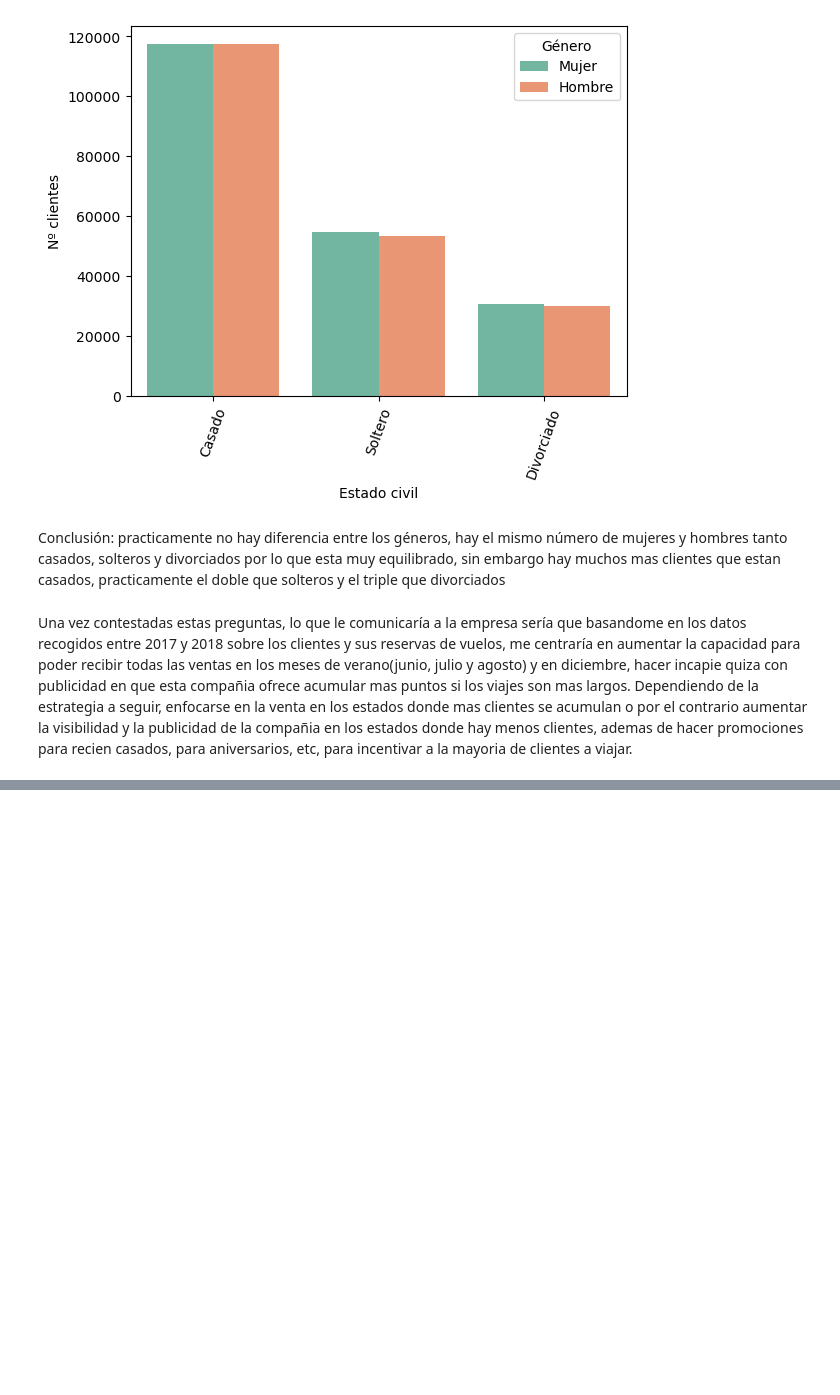
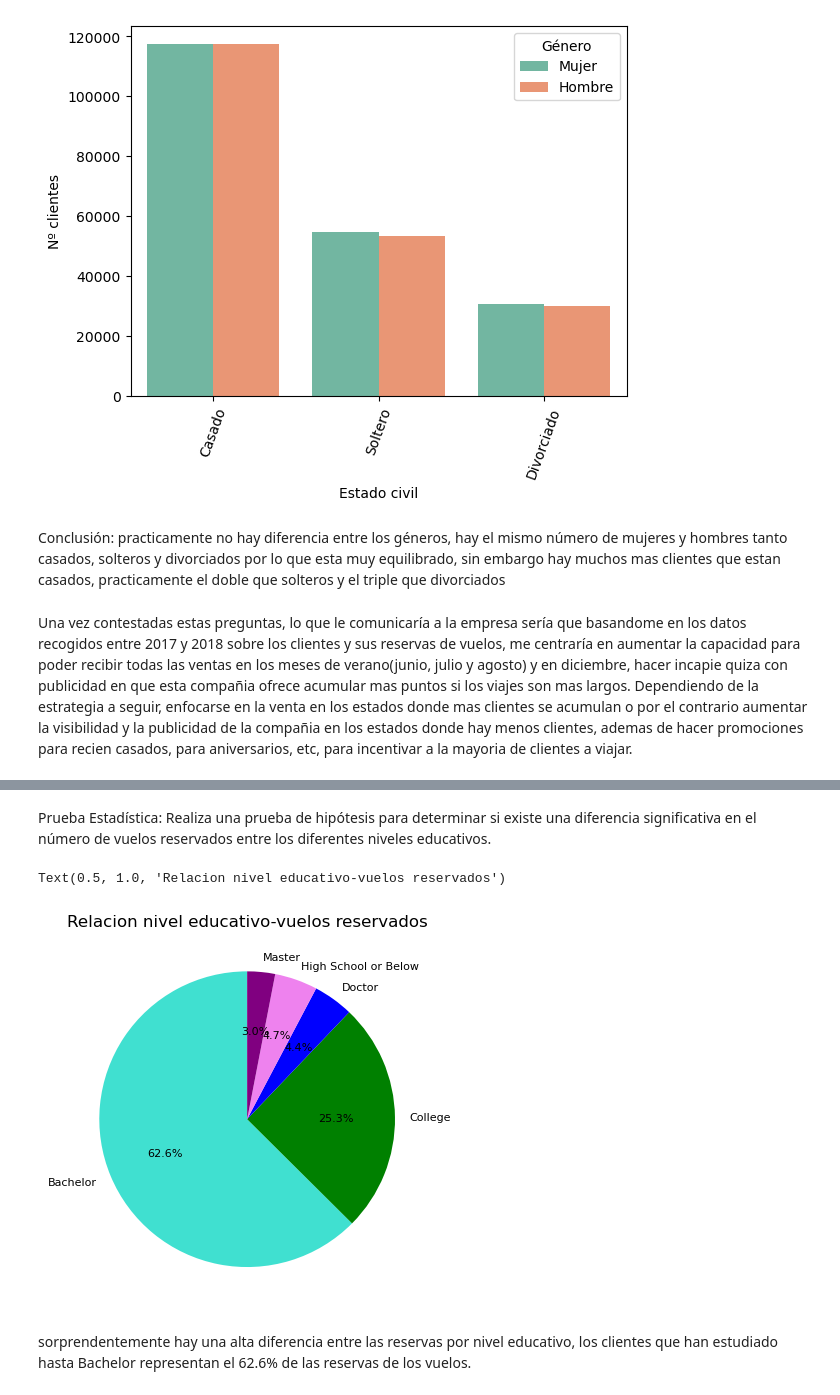
Before and after one commit to Adalab/bda-modulo-3-evaluacion-final-Miriam-pb, a Jupyter notebook: evaluación_mod_3.ipynb, the cells around one changed output, grey strips where cells are left out. Cells and saved outputs as stored; diff of their text form; code cells hidden in the pictures; blank space fills up the shorter version.

```diff
--- a/evaluación_mod_3.ipynb
+++ b/evaluación_mod_3.ipynb
@@ -446,0 +474,2 @@ Dependiendo de la estrategia a seguir, enfocarse en la venta en los estados dond
+# %%
+df_filtrado_education_booked = df_completo[['Flights Booked', 'Education']]
@@ -446,0 +492,19 @@ Dependiendo de la estrategia a seguir, enfocarse en la venta en los estados dond
+# %% [markdown]
+Prueba Estadística: Realiza una prueba de hipótesis para determinar si existe una diferencia
+significativa en el número de vuelos reservados entre los diferentes niveles educativos.
+# %%
+# veamos un grafico con los vuelos reservados por nivel educativo
+df_pie = df_filtrado_education_booked.groupby('Education')['Flights Booked'].count().reset_index()
+colores= ['turquoise','green','blue','violet','purple']
+plt.pie("Flights Booked", labels= "Education",
+        data = df_pie,
+        autopct=  '%1.1f%%',
+        colors = colores,
+        textprops={'fontsize': 8},
+        startangle=90);
+plt.title("Relacion nivel educativo-vuelos reservados")
+# %% [output]
+Text(0.5, 1.0, 'Relacion nivel educativo-vuelos reservados')
+[figure, added]
+# %% [markdown]
+sorprendentemente hay una alta diferencia entre las reservas por nivel educativo, los clientes que han estudiado hasta Bachelor representan el 62.6% de las reservas de los vuelos.
```
Also changed, not shown: parts of 14 cells of this notebook.
